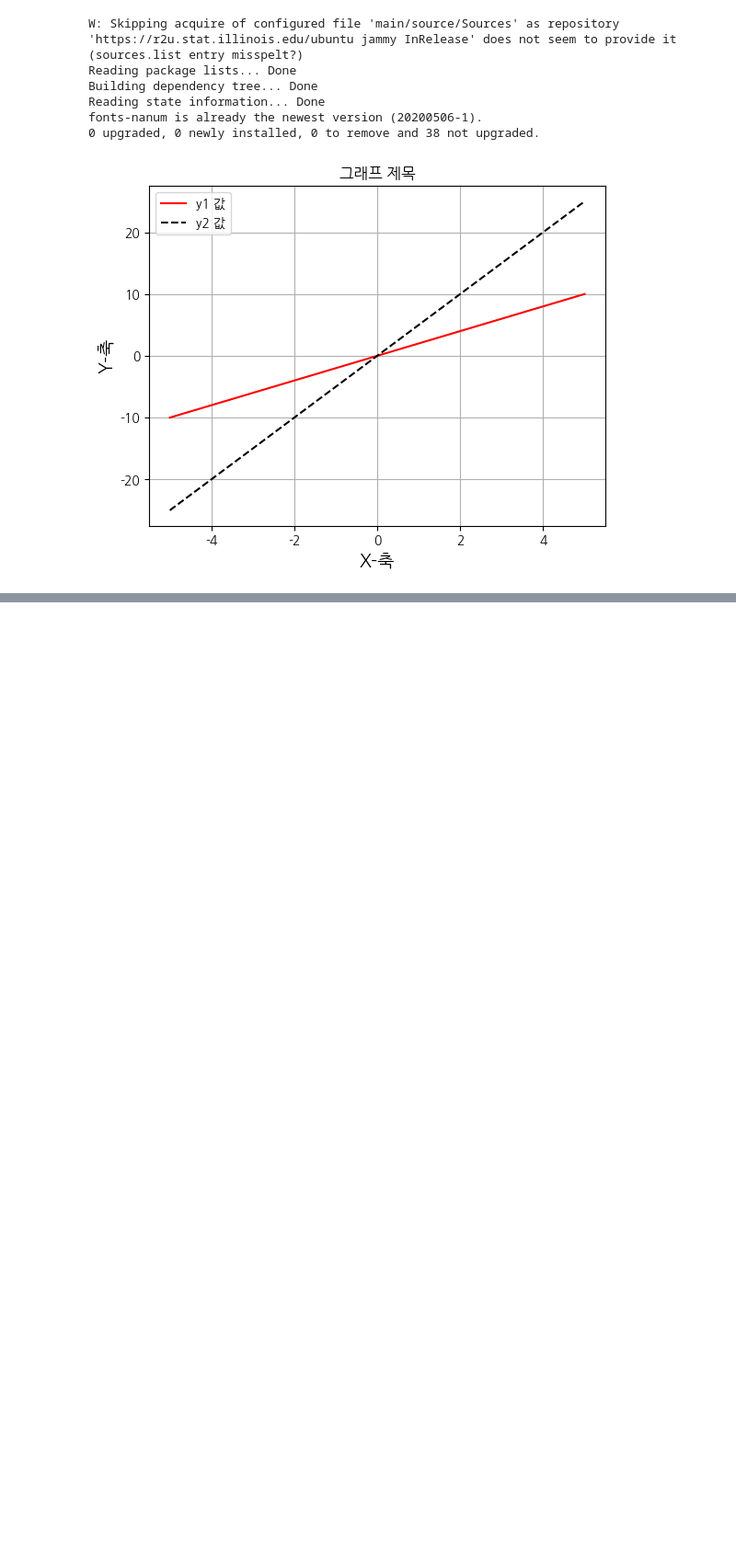
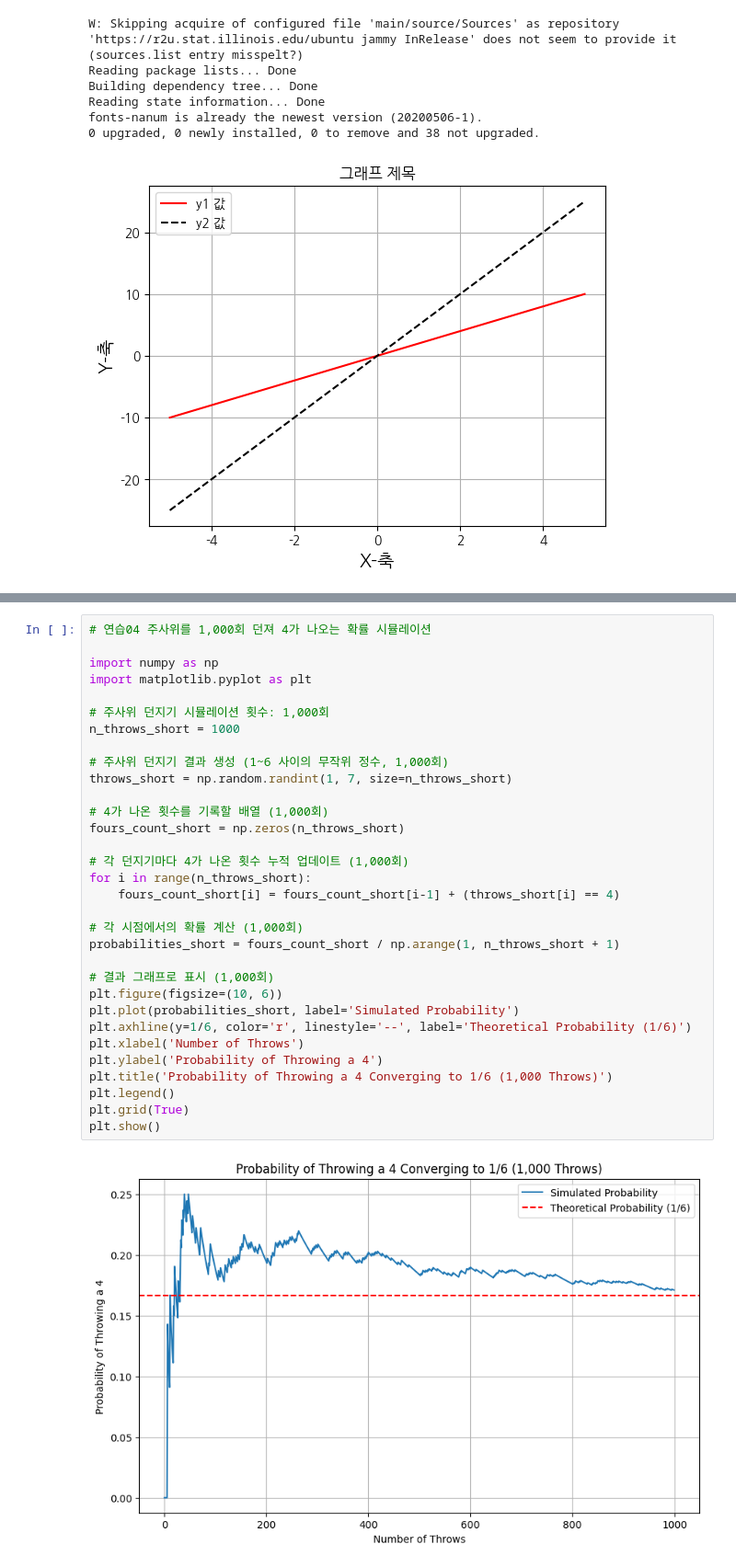
Before and after one commit to oerm5/-, a Jupyter notebook: Untitled0.ipynb, the cells around one changed output, grey strips where cells are left out. Shown at 92% size. Cells and saved outputs as stored; diff of their text form; blank space fills up the shorter version.

```diff
--- a/Untitled0.ipynb
+++ b/Untitled0.ipynb
@@ -148,0 +316,34 @@ fonts-nanum is already the newest version (20200506-1).
+# %%
+# 연습04 주사위를 1,000회 던져 4가 나오는 확률 시뮬레이션
+
+import numpy as np
+import matplotlib.pyplot as plt
+
+# 주사위 던지기 시뮬레이션 횟수: 1,000회
+n_throws_short = 1000
+
+# 주사위 던지기 결과 생성 (1~6 사이의 무작위 정수, 1,000회)
+throws_short = np.random.randint(1, 7, size=n_throws_short)
+
+# 4가 나온 횟수를 기록할 배열 (1,000회)
+fours_count_short = np.zeros(n_throws_short)
+
+# 각 던지기마다 4가 나온 횟수 누적 업데이트 (1,000회)
+for i in range(n_throws_short):
+    fours_count_short[i] = fours_count_short[i-1] + (throws_short[i] == 4)
+
+# 각 시점에서의 확률 계산 (1,000회)
+probabilities_short = fours_count_short / np.arange(1, n_throws_short + 1)
+
+# 결과 그래프로 표시 (1,000회)
+plt.figure(figsize=(10, 6))
+plt.plot(probabilities_short, label='Simulated Probability')
+plt.axhline(y=1/6, color='r', linestyle='--', label='Theoretical Probability (1/6)')
+plt.xlabel('Number of Throws')
+plt.ylabel('Probability of Throwing a 4')
+plt.title('Probability of Throwing a 4 Converging to 1/6 (1,000 Throws)')
+plt.legend()
+plt.grid(True)
+plt.show()
+# %% [output]
+[figure, added]
```
Also changed, not shown: parts of 9 cells of this notebook.
